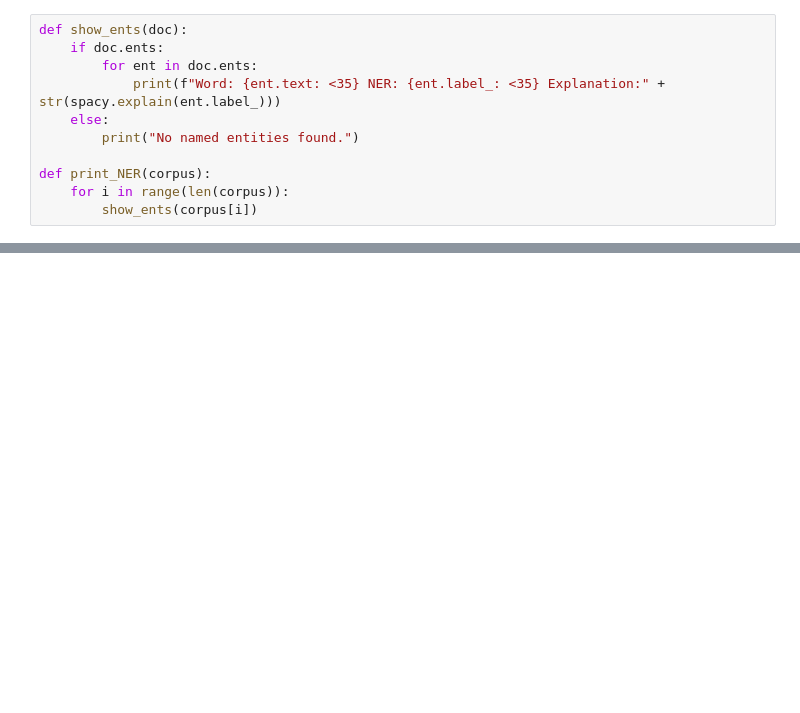
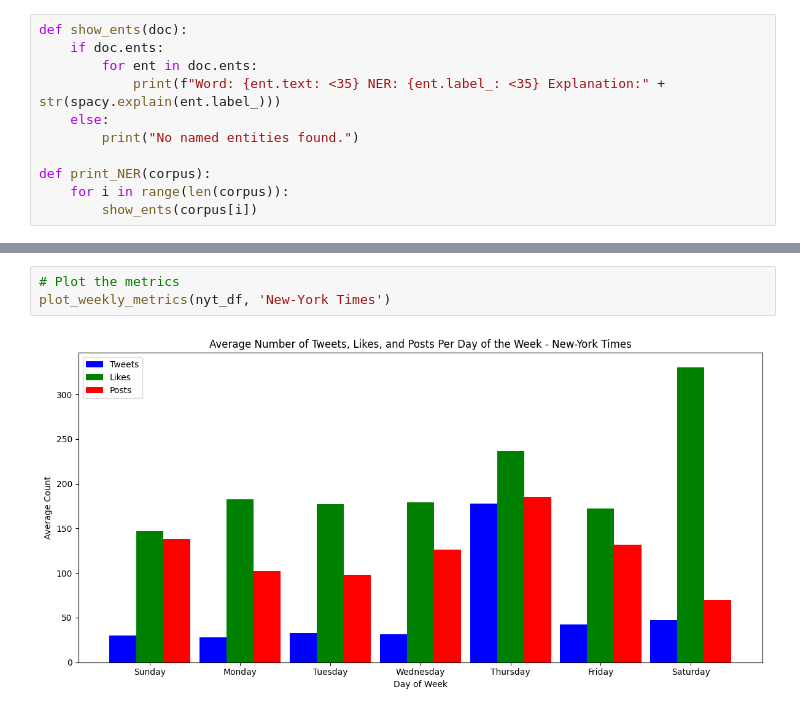
Before and after one commit to sprayr/NLP-Final, a Jupyter notebook: IdanDunsky_YanivKavehShtul_NLPFinal.ipynb, the cells around one changed output, grey strips where cells are left out. Drawn from its saved outputs; the diff is of its cells as text; blank space fills up the shorter version.

```diff
--- a/IdanDunsky_YanivKavehShtul_NLPFinal.ipynb
+++ b/IdanDunsky_YanivKavehShtul_NLPFinal.ipynb
@@ -461,0 +947,5 @@ print_NER(bbc_processed_corpus)
+# %%
+# Plot the metrics
+plot_weekly_metrics(nyt_df, 'New-York Times')
+# %% [output]
+[figure, added]
```
Also changed, not shown: parts of 26 cells of this notebook.
